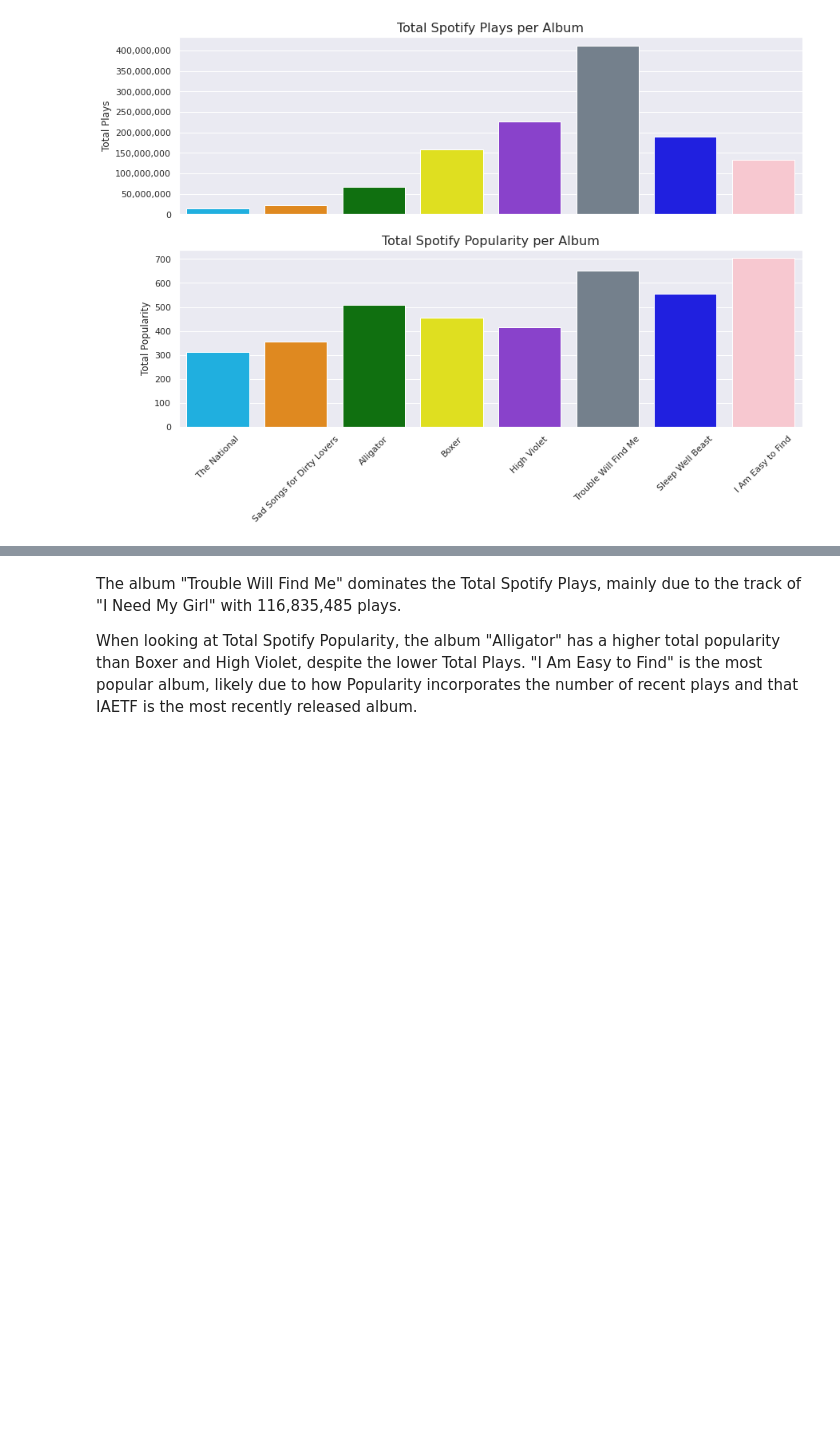
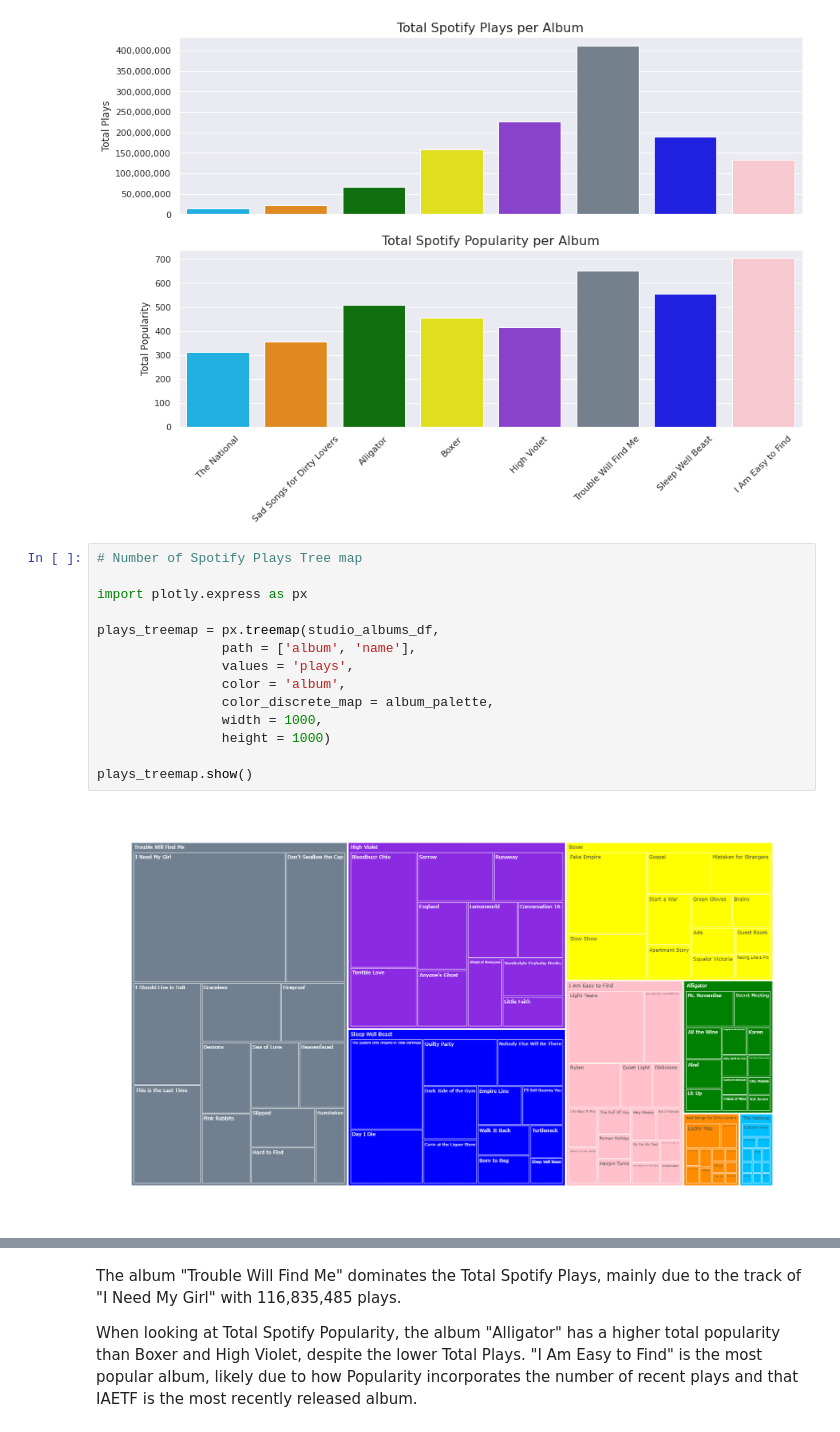
Before and after one commit to codey-phoun/SpotifyAudioFeatures_TheNational, a Jupyter notebook: TheNational_Visualization.ipynb, the cells around one changed output, grey strips where cells are left out. Saved outputs shown, nothing was run; the diff lists cells and outputs as text; blank space fills up the shorter version.

Commit message:
added Plotly tree map

```diff
--- a/TheNational_Visualization.ipynb
+++ b/TheNational_Visualization.ipynb
@@ -106,3 +106,19 @@ total_album_pop.set_ylabel("Total Popularity")
 total_album_pop.set_title("Total Spotify Popularity per Album", fontsize = 16);
 # %% [output]
 [figure]
+# %%
+# Number of Spotify Plays Tree map
+
+import plotly.express as px
+
+plays_treemap = px.treemap(studio_albums_df,
+                path = ['album', 'name'],
+                values = 'plays',
+                color = 'album',
+                color_discrete_map = album_palette,
+                width = 1000,
+                height = 1000)
+
+plays_treemap.show()
+# %% [output]
+[figure, added]
```
Also changed, not shown: parts of 15 cells of this notebook.
